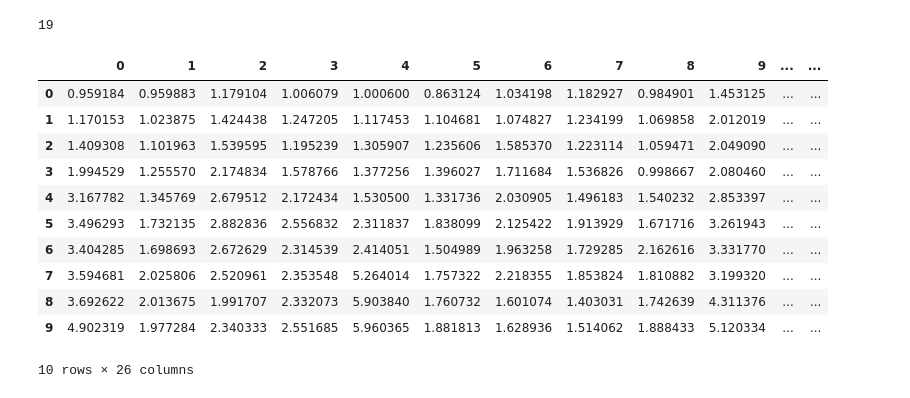
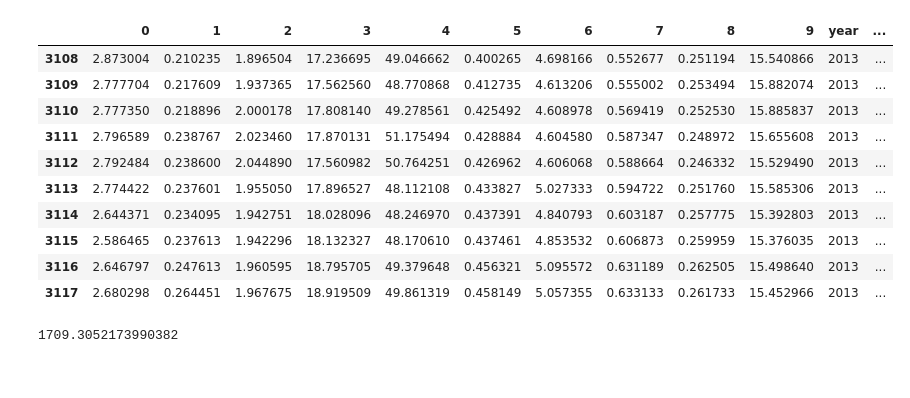
Before and after one commit to webclinic017/longshot-, a Jupyter notebook: analysis.ipynb, the cells around one changed output. Cells and saved outputs as stored; diff of their text form; code cells hidden in the pictures.

```diff
--- a/analysis.ipynb
+++ b/analysis.ipynb
@@ -35,22 +35,13 @@ current_start_date = datetime(2023,1,1)
 # %%
 market = Market()
 # %%
-portfolio = APortfolio(pricer_list.WEEKLY_STOCK_SPECULATION
+portfolio = APortfolio(pricer_list.DAILY_STOCK_SPECULATION
                           ,classifier_list.NONE
                           ,ranker_list.NONE)
-portfolio_ii = APortfolio(pricer_list.WEEKLY_STOCK_ROLLING
+portfolio_ii = APortfolio(pricer_list.DAILY_STOCK_ROLLING
                            ,classifier_list.NONE
                           ,ranker_list.NONE)
-portfolio_iii = APortfolio(pricer_list.WEEKLY_STOCK_WINDOW
-                          ,classifier_list.NONE
-                          ,ranker_list.NONE)
-portfolio_iv = APortfolio(pricer_list.WEEKLY_CRYPTO_ROLLING
-                          ,classifier_list.NONE
-                          ,ranker_list.NONE)
-portfolio_v = APortfolio(pricer_list.WEEKLY_CRYPTO_WINDOW
-                          ,classifier_list.NONE
-                          ,ranker_list.NONE)
-portfolio_vi = APortfolio(pricer_list.WEEKLY_CRYPTO_SPECULATION
+portfolio_iii = APortfolio(pricer_list.DAILY_STOCK_WINDOW
                           ,classifier_list.NONE
                           ,ranker_list.NONE)
 
@@ -58,9 +49,6 @@ portfolios = []
 portfolios.append(portfolio)
 portfolios.append(portfolio_ii)
 portfolios.append(portfolio_iii)
-portfolios.append(portfolio_iv)
-portfolios.append(portfolio_v)
-portfolios.append(portfolio_vi)
 # %%
 fund = Fund(portfolios,backtest_start_date,backtest_end_date,current_start_date)
 market = Market()
@@ -87,11 +79,11 @@ for portfolio in tqdm(portfolios):
             trade = portfolio.db.query("trades",parameter)
             if trade.index.size > 0:
                 indexer = list(parameters[0].keys()) + ['portfolio']
-                positions = int(portfolio.pricer_class.positions / 5) if portfolio.pricer_class.asset_class.value == "stocks" else 1
+                positions = int(portfolio.pricer_class.positions / 10) if portfolio.pricer_class.asset_class.value == "stocks" else 1
                 pricer_timeframe =  portfolio.pricer_class.time_horizon_class.naming_convention
                 trade = trade[trade["position"] <= positions]
                 ledger = trade.sort_values(["year",pricer_timeframe]).copy()
-                anas = weekly_analysis if pricer_timeframe == "week" else quarterly_analysis
+                anas = weekly_analysis if pricer_timeframe == "week" else dately_analysis
                 if ledger.index.size > 0:
                     cumulative = anas.trade_analysis(ledger,positions,tyields,bench_returns)
                     for key in parameter.keys():
@@ -142,8 +131,8 @@ db.connect()
 analysis = db.query("trades",parameter)
 db.disconnect()
 # %%
-anas = weekly_analysis
-naming = "week"
+anas = dately_analysis
+naming = "date"
 positions = int(int(analysis["position"].max())/5)
 ledger = analysis[["year",naming,"ticker",f"{naming}ly_delta",f"{naming}ly_delta_sign","actual_returns","position"]]
 ledger = ledger[ledger["year"]>=backtest_start_date.year]
@@ -223,21 +228,18 @@ portfolio = ledger.pivot_table(index=["year",naming],columns="position",values="
 # %%
-positions
+positions = 10
-# %% [output]
-19
 # %%
 cumulative = anas.iteration_analysis(portfolio,positions,bench_returns)
 # %%
-cumulative.head(10)
+cumulative.tail(10)
 # %% [output]
-|  | 0 | 1 | 2 | 3 | 4 | 5 | 6 | 7 | 8 | 9 | ... | ... |
-| 0 | 0.959184 | 0.959883 | 1.179104 | 1.006079 | 1.000600 | 0.863124 | 1.034198 | 1.182927 | 0.984901 | 1.453125 | ... | ... |
-| 1 | 1.170153 | 1.023875 | 1.424438 | 1.247205 | 1.117453 | 1.104681 | 1.074827 | 1.234199 | 1.069858 | 2.012019 | ... | ... |
-| 2 | 1.409308 | 1.101963 | 1.539595 | 1.195239 | 1.305907 | 1.235606 | 1.585370 | 1.223114 | 1.059471 | 2.049090 | ... | ... |
-| 3 | 1.994529 | 1.255570 | 2.174834 | 1.578766 | 1.377256 | 1.396027 | 1.711684 | 1.536826 | 0.998667 | 2.080460 | ... | ... |
-| 4 | 3.167782 | 1.345769 | 2.679512 | 2.172434 | 1.530500 | 1.331736 | 2.030905 | 1.496183 | 1.540232 | 2.853397 | ... | ... |
-| 5 | 3.496293 | 1.732135 | 2.882836 | 2.556832 | 2.311837 | 1.838099 | 2.125422 | 1.913929 | 1.671716 | 3.261943 | ... | ... |
-| 6 | 3.404285 | 1.698693 | 2.672629 | 2.314539 | 2.414051 | 1.504989 | 1.963258 | 1.729285 | 2.162616 | 3.331770 | ... | ... |
-| 7 | 3.594681 | 2.025806 | 2.520961 | 2.353548 | 5.264014 | 1.757322 | 2.218355 | 1.853824 | 1.810882 | 3.199320 | ... | ... |
-| 8 | 3.692622 | 2.013675 | 1.991707 | 2.332073 | 5.903840 | 1.760732 | 1.601074 | 1.403031 | 1.742639 | 4.311376 | ... | ... |
-| 9 | 4.902319 | 1.977284 | 2.340333 | 2.551685 | 5.960365 | 1.881813 | 1.628936 | 1.514062 | 1.888433 | 5.120334 | ... | ... |
+|  | 0 | 1 | 2 | 3 | 4 | 5 | 6 | 7 | 8 | 9 | year | ... |
+| 3108 | 2.873004 | 0.210235 | 1.896504 | 17.236695 | 49.046662 | 0.400265 | 4.698166 | 0.552677 | 0.251194 | 15.540866 | 2013 | ... |
+| 3109 | 2.777704 | 0.217609 | 1.937365 | 17.562560 | 48.770868 | 0.412735 | 4.613206 | 0.555002 | 0.253494 | 15.882074 | 2013 | ... |
+| 3110 | 2.777350 | 0.218896 | 2.000178 | 17.808140 | 49.278561 | 0.425492 | 4.608978 | 0.569419 | 0.252530 | 15.885837 | 2013 | ... |
+| 3111 | 2.796589 | 0.238767 | 2.023460 | 17.870131 | 51.175494 | 0.428884 | 4.604580 | 0.587347 | 0.248972 | 15.655608 | 2013 | ... |
+| 3112 | 2.792484 | 0.238600 | 2.044890 | 17.560982 | 50.764251 | 0.426962 | 4.606068 | 0.588664 | 0.246332 | 15.529490 | 2013 | ... |
+| 3113 | 2.774422 | 0.237601 | 1.955050 | 17.896527 | 48.112108 | 0.433827 | 5.027333 | 0.594722 | 0.251760 | 15.585306 | 2013 | ... |
+| 3114 | 2.644371 | 0.234095 | 1.942751 | 18.028096 | 48.246970 | 0.437391 | 4.840793 | 0.603187 | 0.257775 | 15.392803 | 2013 | ... |
+| 3115 | 2.586465 | 0.237613 | 1.942296 | 18.132327 | 48.170610 | 0.437461 | 4.853532 | 0.606873 | 0.259959 | 15.376035 | 2013 | ... |
+| 3116 | 2.646797 | 0.247613 | 1.960595 | 18.795705 | 49.379648 | 0.456321 | 5.095572 | 0.631189 | 0.262505 | 15.498640 | 2013 | ... |
+| 3117 | 2.680298 | 0.264451 | 1.967675 | 18.919509 | 49.861319 | 0.458149 | 5.057355 | 0.633133 | 0.261733 | 15.452966 | 2013 | ... |
-10 rows × 26 columns
@@ -244,3 +251,7 @@ cumulative.head(10)
+# %%
+cumulative["cash"].sum()
+# %% [output]
+1709.3052173990382
 # %%
 plt.figure(figsize=(12, 7), dpi=80)
 plt.plot(cumulative["date"],cumulative["pv"])
```
Also changed, not shown: parts of 19 cells of this notebook, 20 other files.
